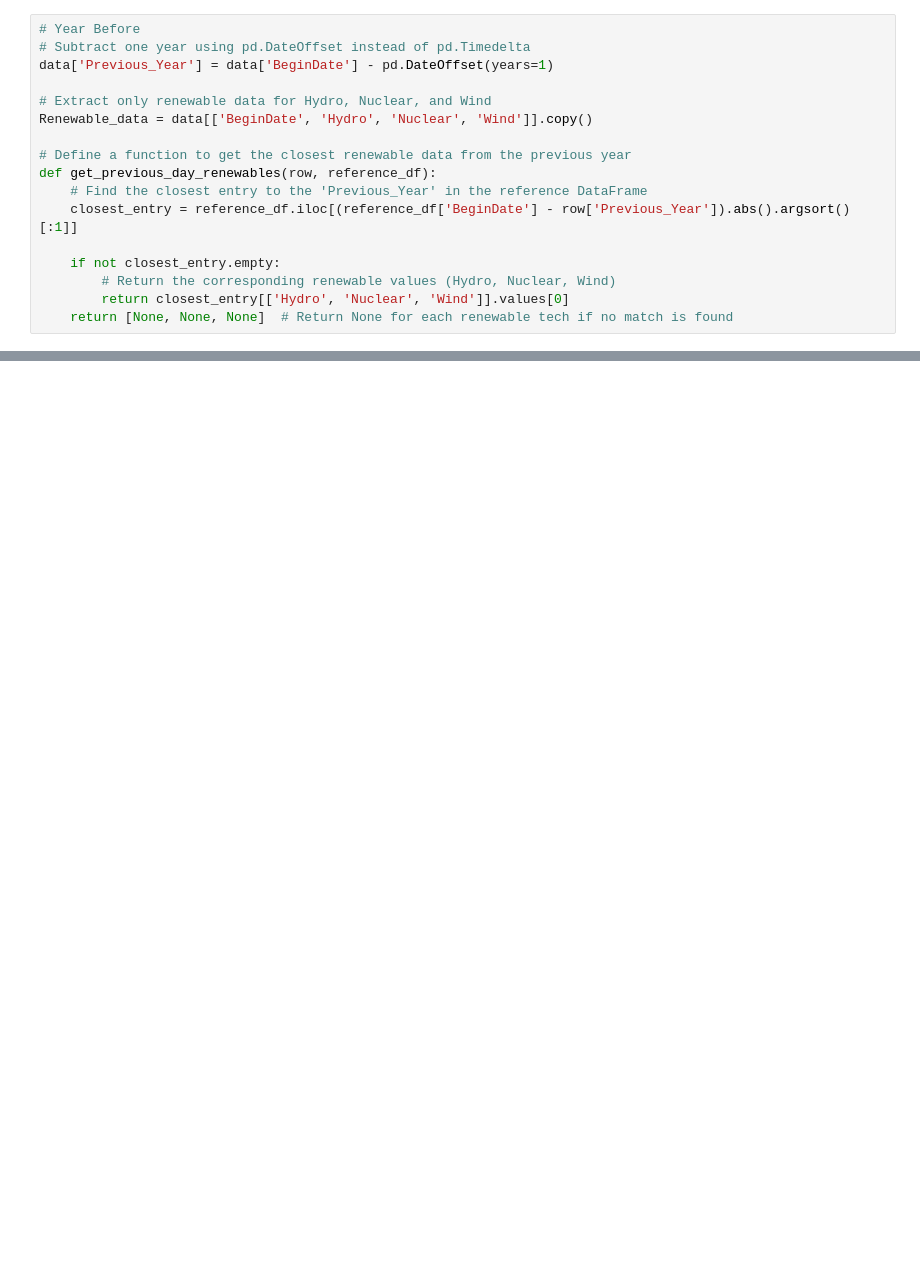
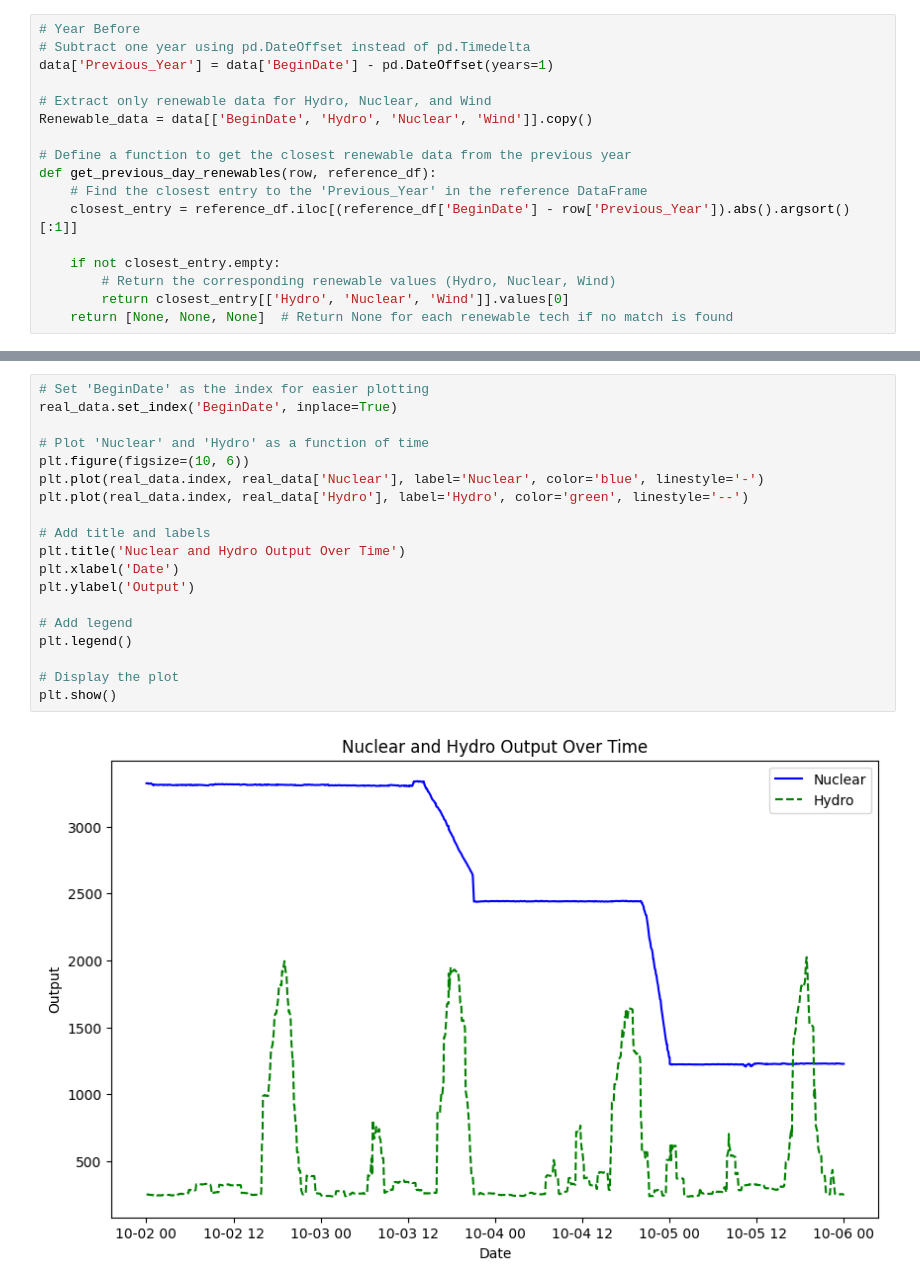
Before and after one commit to MatGBU/sdweblite, a Jupyter notebook: Prototype/Prototype.ipynb, the cells around one changed output, grey strips where cells are left out. Cells and saved outputs as stored; diff of their text form; blank space fills up the shorter version.

Commit message:
get Data

```diff
--- a/Prototype/Prototype.ipynb
+++ b/Prototype/Prototype.ipynb
@@ -88,0 +128,21 @@ predictions = regression.predict(X_test)
+# %%
+# Set 'BeginDate' as the index for easier plotting
+real_data.set_index('BeginDate', inplace=True)
+
+# Plot 'Nuclear' and 'Hydro' as a function of time
+plt.figure(figsize=(10, 6))
+plt.plot(real_data.index, real_data['Nuclear'], label='Nuclear', color='blue', linestyle='-')
+plt.plot(real_data.index, real_data['Hydro'], label='Hydro', color='green', linestyle='--')
+
+# Add title and labels
+plt.title('Nuclear and Hydro Output Over Time')
+plt.xlabel('Date')
+plt.ylabel('Output')
+
+# Add legend
+plt.legend()
+
+# Display the plot
+plt.show()
+# %% [output]
+[figure, added]
```
Also changed, not shown: parts of 10 cells of this notebook, 2 other files.
